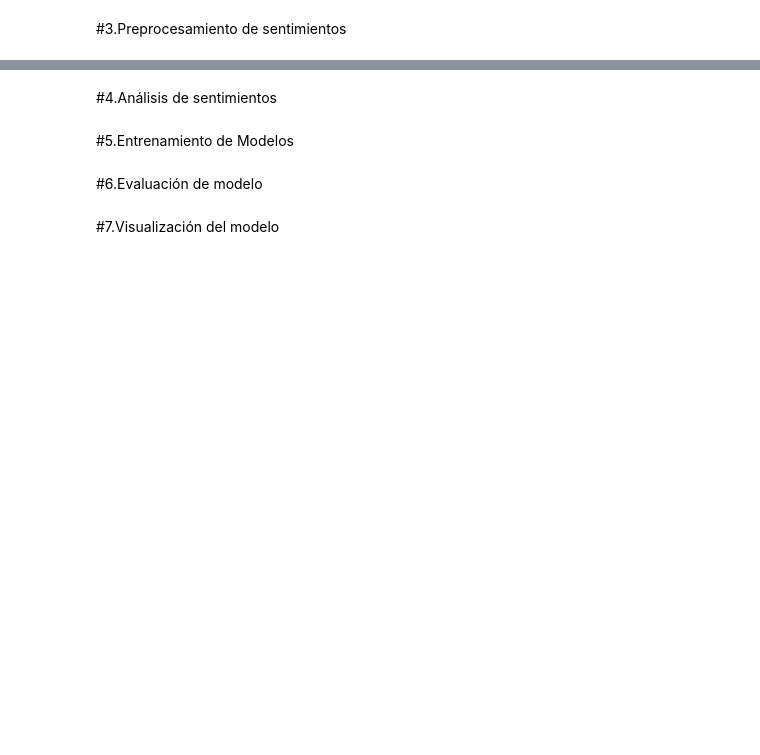
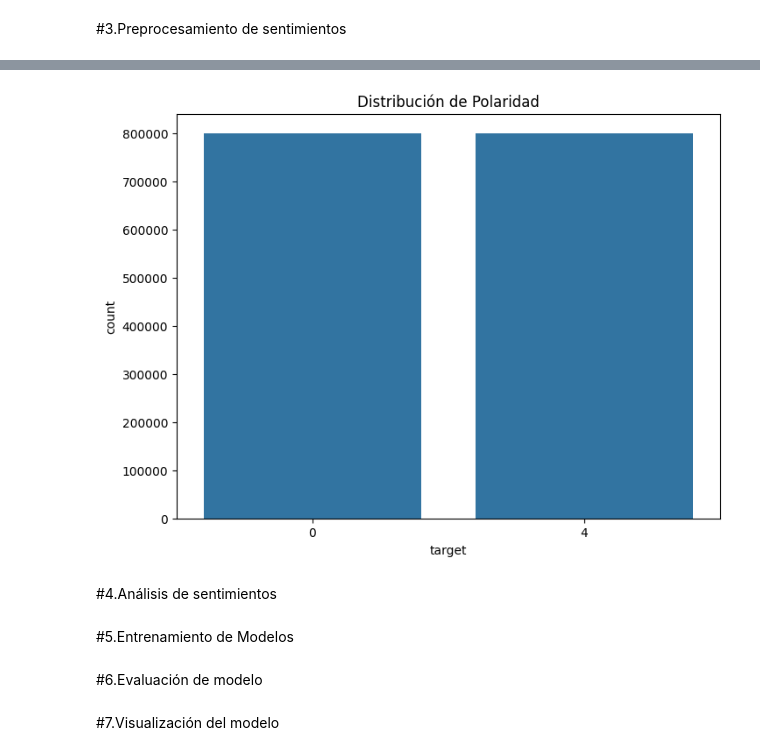
Before and after one commit to qreynas/sentiment_analysis, a Jupyter notebook: 01_Sentiment_Analysis_BCXP.ipynb, the cells around one changed output, grey strips where cells are left out. Saved outputs shown, nothing was run; the diff lists cells and outputs as text; code cells hidden in the pictures; blank space fills up the shorter version.

```diff
--- a/01_Sentiment_Analysis_BCXP.ipynb
+++ b/01_Sentiment_Analysis_BCXP.ipynb
@@ -642,6 +823,8 @@ print(df.describe())
 # %%
-# Distribución de polaridad
+# Distribución de polaridad (usando 'target'), refiriendose si son positivos o negativos
 plt.figure(figsize=(8, 6))
-sns.countplot(x='polarity', data=df)
+sns.countplot(x='target', data=df_limpio) # Changed 'polarity' to 'target'
 plt.title('Distribución de Polaridad')
 plt.show()
+# %% [output]
+[figure, added]
```
Also changed, not shown: parts of 25 cells of this notebook.
